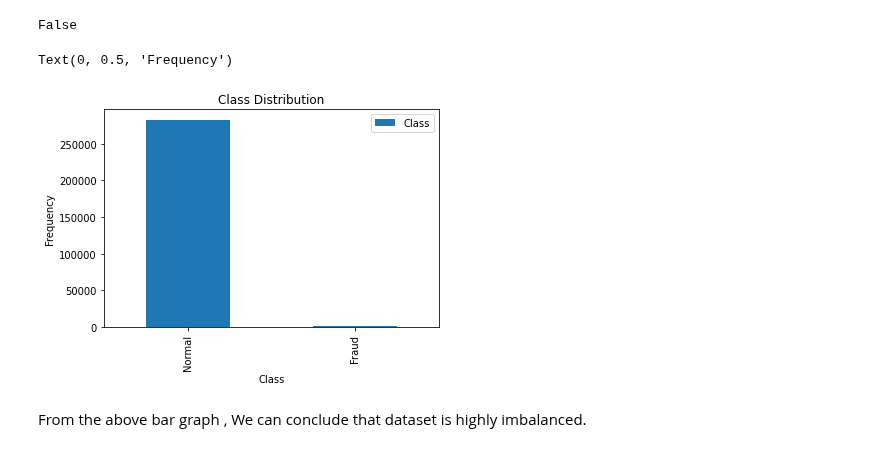
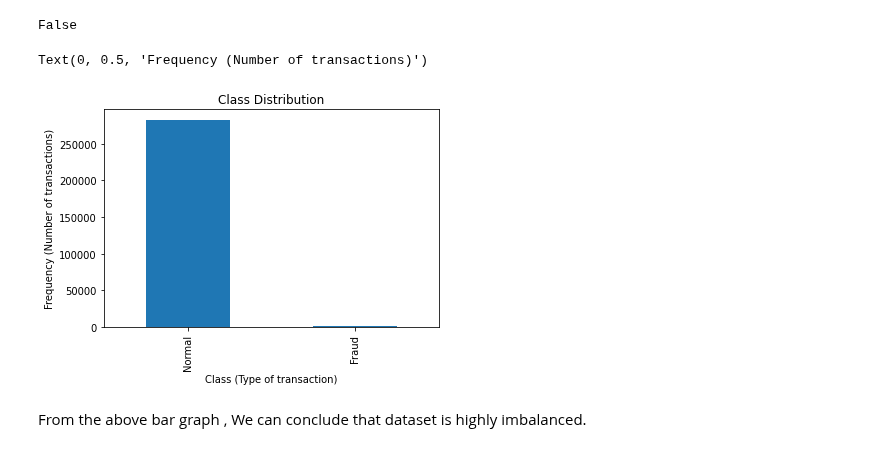
Before and after one commit to PHNPR/Credit-Card-Fraud-Detection, a Jupyter notebook: Credit Card Fraud.ipynb, the cells around one changed output. Saved outputs shown, nothing was run; the diff lists cells and outputs as text; code cells hidden in the pictures.

```diff
--- a/Credit Card Fraud.ipynb
+++ b/Credit Card Fraud.ipynb
@@ -60,14 +60,14 @@ False
 # %%
 # plotting a bar graph showing normal transactions and fraud transactions.
 count_classes = pd.value_counts(data['Class'], sort = True)
-count_classes.plot(kind= 'bar' , legend = True)
+count_classes.plot(kind= 'bar')
 plt.xticks(range(2),['Normal','Fraud'])
 plt.title('Class Distribution')
-plt.xlabel('Class')
-plt.ylabel('Frequency')
+plt.xlabel('Class (Type of transaction)')
+plt.ylabel('Frequency (Number of transactions)')
 # %% [output]
-Text(0, 0.5, 'Frequency')
+Text(0, 0.5, 'Frequency (Number of transactions)')
-[figure, old version]
+[figure, new version]
 # %% [markdown]
 From the above bar graph , We can conclude that dataset is highly imbalanced.
 # %%
```
Also changed, not shown: parts of 11 cells of this notebook.
